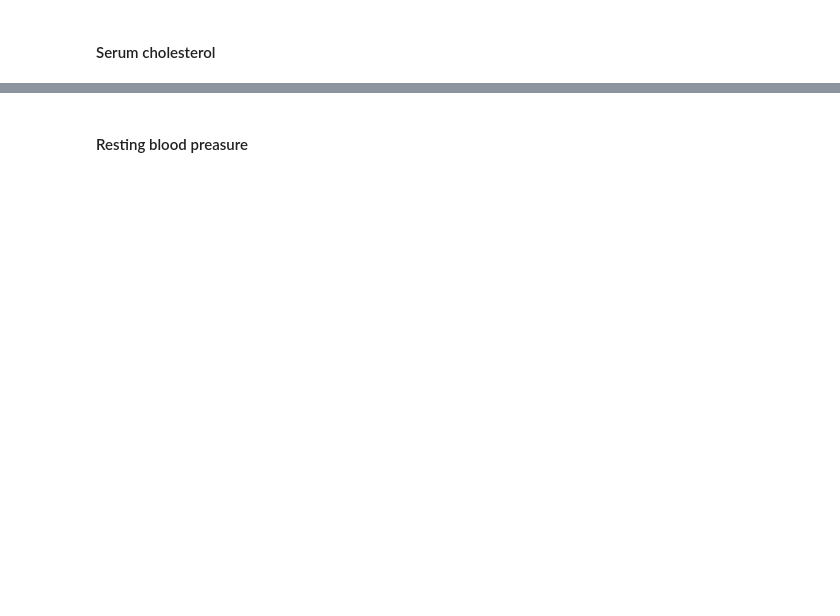
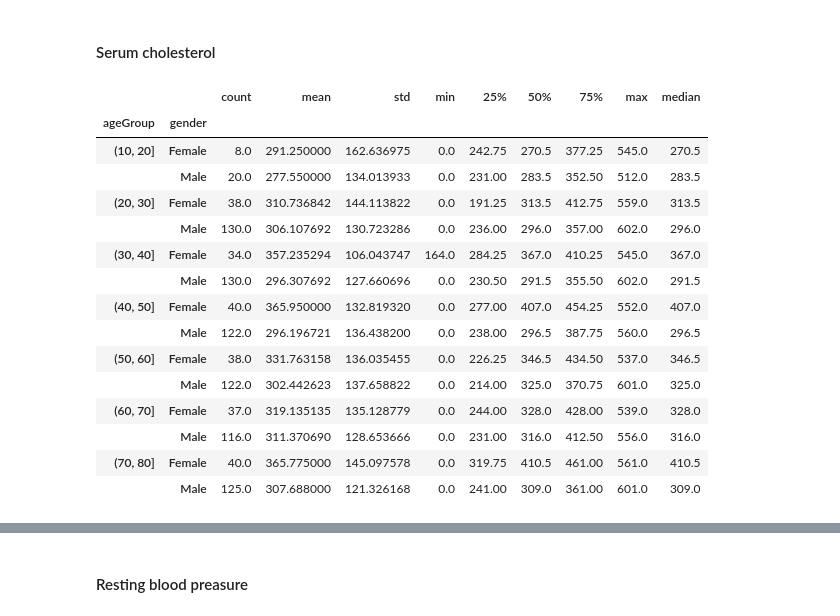
Before and after one commit to lexotero/kcl-7CCSONAR-analysis-and-reporting, a Jupyter notebook: src/notebook.ipynb, the cells around one changed output, grey strips where cells are left out. Cells and saved outputs as stored; diff of their text form; code cells hidden in the pictures; blank space fills up the shorter version.

```diff
--- a/src/notebook.ipynb
+++ b/src/notebook.ipynb
@@ -274,5 +313,25 @@ add_median_labels(ax)
 # %% [markdown]
 #### Serum cholesterol
+# %%
+grouped_values = df.groupby(["ageGroup", "gender"], observed=True)["serumcholestrol"]
+pandas.concat([grouped_values.describe(), grouped_values.median().rename("median")], axis=1)
+# %% [output]
+|  |  | count | mean | std | min | 25% | 50% | 75% | max | median |
+| ageGroup | gender |  |  |  |  |  |  |  |  |  |
+| (10, 20] | Female | 8.0 | 291.250000 | 162.636975 | 0.0 | 242.75 | 270.5 | 377.25 | 545.0 | 270.5 |
+|  | Male | 20.0 | 277.550000 | 134.013933 | 0.0 | 231.00 | 283.5 | 352.50 | 512.0 | 283.5 |
+| (20, 30] | Female | 38.0 | 310.736842 | 144.113822 | 0.0 | 191.25 | 313.5 | 412.75 | 559.0 | 313.5 |
+|  | Male | 130.0 | 306.107692 | 130.723286 | 0.0 | 236.00 | 296.0 | 357.00 | 602.0 | 296.0 |
+| (30, 40] | Female | 34.0 | 357.235294 | 106.043747 | 164.0 | 284.25 | 367.0 | 410.25 | 545.0 | 367.0 |
+|  | Male | 130.0 | 296.307692 | 127.660696 | 0.0 | 230.50 | 291.5 | 355.50 | 602.0 | 291.5 |
+| (40, 50] | Female | 40.0 | 365.950000 | 132.819320 | 0.0 | 277.00 | 407.0 | 454.25 | 552.0 | 407.0 |
+|  | Male | 122.0 | 296.196721 | 136.438200 | 0.0 | 238.00 | 296.5 | 387.75 | 560.0 | 296.5 |
+| (50, 60] | Female | 38.0 | 331.763158 | 136.035455 | 0.0 | 226.25 | 346.5 | 434.50 | 537.0 | 346.5 |
+|  | Male | 122.0 | 302.442623 | 137.658822 | 0.0 | 214.00 | 325.0 | 370.75 | 601.0 | 325.0 |
+| (60, 70] | Female | 37.0 | 319.135135 | 135.128779 | 0.0 | 244.00 | 328.0 | 428.00 | 539.0 | 328.0 |
+|  | Male | 116.0 | 311.370690 | 128.653666 | 0.0 | 231.00 | 316.0 | 412.50 | 556.0 | 316.0 |
+| (70, 80] | Female | 40.0 | 365.775000 | 145.097578 | 0.0 | 319.75 | 410.5 | 461.00 | 561.0 | 410.5 |
+|  | Male | 125.0 | 307.688000 | 121.326168 | 0.0 | 241.00 | 309.0 | 361.00 | 601.0 | 309.0 |
 # %%
 ax = sns.boxplot(data=df, x="ageGroup", y="serumcholestrol", hue="gender")
 add_median_labels(ax)
```
Also changed, not shown: parts of 6 cells of this notebook.
